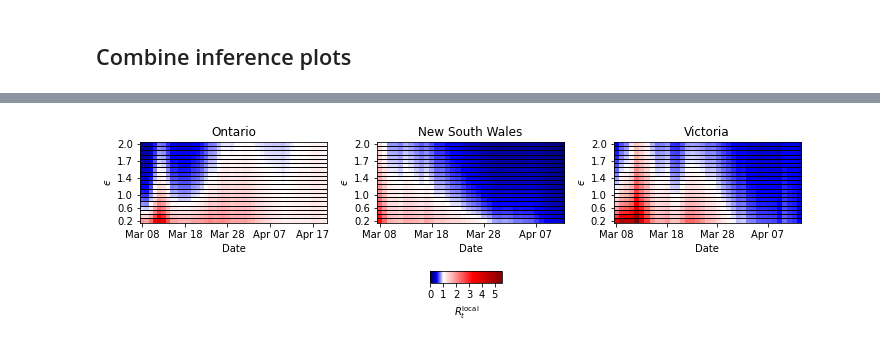
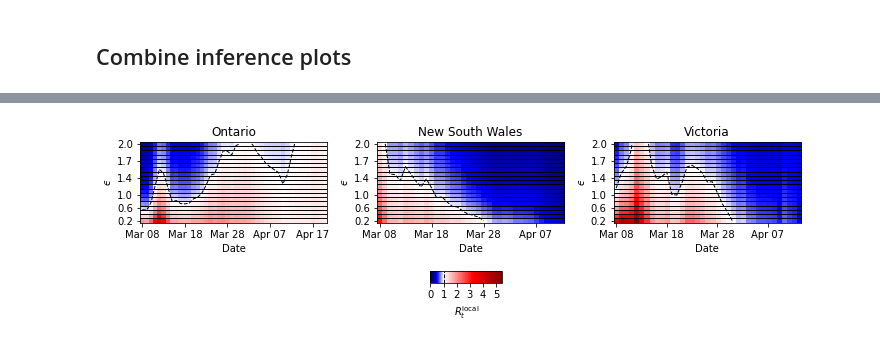
Before and after one commit to SABS-R3-Epidemiology/branchpro, a Jupyter notebook: branchpro/results/combined-inference.ipynb, the cells around one changed output, grey strips where cells are left out. Cells and saved outputs as stored; diff of their text form; code cells hidden in the pictures.

Commit message:
start on heatmap contours

```diff
--- a/branchpro/results/combined-inference.ipynb
+++ b/branchpro/results/combined-inference.ipynb
@@ -19,6 +19,8 @@ path = os.path.join('../data_library/serial_interval', '{}.csv'.format(si_file))
 serial_interval = pd.read_csv(path, header=None)
 serial_interval = serial_interval.fillna(0)
 serial_intervals = serial_interval.values.T
+
+serial_intervals = serial_intervals[:2,:]
 # %% [markdown]
 ## Ontaria data
 # %%
@@ -266,11 +268,104 @@ plt.savefig('combined_inference.pdf')
 # %%
-fig = branchpro.figures.plot_r_heatmap(
+import datetime
+import matplotlib.dates
+import matplotlib.colors as colors
+import matplotlib.pyplot as plt
+import numpy as np
+
+
+def plot_r_heatmap(region_names, epsilons, R_t_results, first_day, show=True):
+    """Plot a heatmap of R_t for different epsilons.
+
+    It assumes that about 20 values of epsilon are provided.
+
+    Parameters
+    ----------
+    region_names : list of str
+        Names of each region (for titles)
+    epsilons : list of float
+        Value of epsilon
+    R_t_results : list of pandas.DataFrame
+        For each region, a dataframe containing the inference results for R_t.
+        It must contain the columns 'Epsilon', 'Time Points', and 'Mean'.
+    first_day : datetime.datetime
+        First day of inference results
+    show : bool, optional (True)
+        Whether or not to plt.show() the figure after it has been generated
+
+    Returns
+    -------
+    matplotlib.figure.Figure
+    """
+    num_regions = len(region_names)
+    fig = plt.figure(figsize=(3.33 * num_regions, 4))
+
+    R_t_arrays = []
+    num_time_points = []
+    for df in R_t_results:
+        n = len(df.loc[df['Epsilon'] == 1]['Time Points'])
+
+        # Build an array to hold R values
+        X = np.zeros((len(epsilons), n))
+
+        for i, eps in enumerate(epsilons[::-1]):
+            X[i, :] = df.loc[df['Epsilon'] == eps]['Mean']
+
+        R_t_arrays.append(X)
+        num_time_points.append(n)
+
+    max_R = max([np.max(X) for X in R_t_arrays])
+    max_n = max(num_time_points)
+
+    for k, (name, nt, X) in enumerate(zip(region_names,
+                                          num_time_points,
+                                          R_t_arrays)):
+        ax = fig.add_subplot(1, num_regions, k+1)
+
+        im = ax.imshow(
+            X,
+            cmap='seismic',
+            norm=colors.TwoSlopeNorm(vmin=0, vcenter=1.0, vmax=max_R),
+            aspect=nt/max_n)
+
+        ax.contour(X, [1], colors='k', linestyles='--', linewidths=1)
+
+        # Add horizontal lines to divide the epsilons
+        for i, eps in enumerate(epsilons):
+            ax.axhline(i+0.5, color='k', lw=1)
+
+        e_ticks = [0, 4, 8, 12, 15, 18]
+        ax.set_yticks(e_ticks)
+        ax.set_yticklabels([epsilons[i] for i in e_ticks[::-1]])
+        ax.set_ylabel(r'$ϵ$')
+
+        x_ticks = list(range(0, nt, 10))
+        ax.set_xticks(x_ticks)
+        ax.set_xticklabels(
+            [(first_day + datetime.timedelta(days=i)).strftime('%b %d')
+             for i in x_ticks])
+        ax.set_xlabel('Date')
+
+        ax.set_title(region_names[k])
+
+    # Add key for R values
+    cax = plt.axes([0.47, 0.15, 0.1, 0.04])
+    fig.colorbar(im, cax=cax, orientation='horizontal')
+    cax.set_xlabel(r'$R_t^{\mathrm{local}}$')
+
+    cax.axvline(1, color='k', ls='--', lw=1)
+
+    fig.set_tight_layout(True)
+
+    return fig
+
+
+fig = plot_r_heatmap(
     ['Ontario', 'New South Wales', 'Victoria'],
     epsilon_range,
     [all_intervals_ON, all_intervals_NSW, all_intervals_VIC],
     datetime.datetime(2020, 3, 8),
     show=False)
 
 plt.savefig('combined_inference_heatmap.pdf')
 # %% [output]
-[figure, old version]
+[figure, new version]
```
Also changed, not shown: parts of 1 cell of this notebook, 3 other files.
